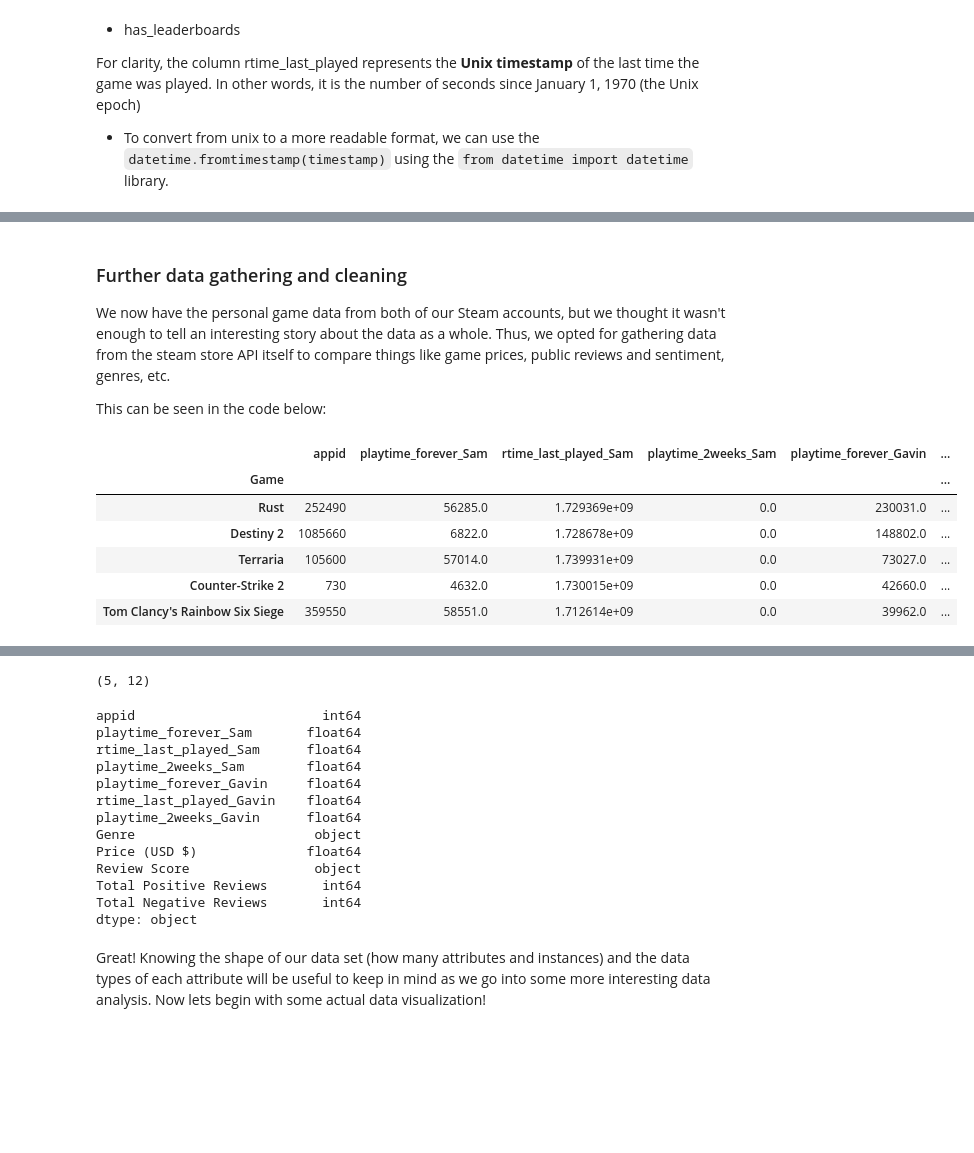
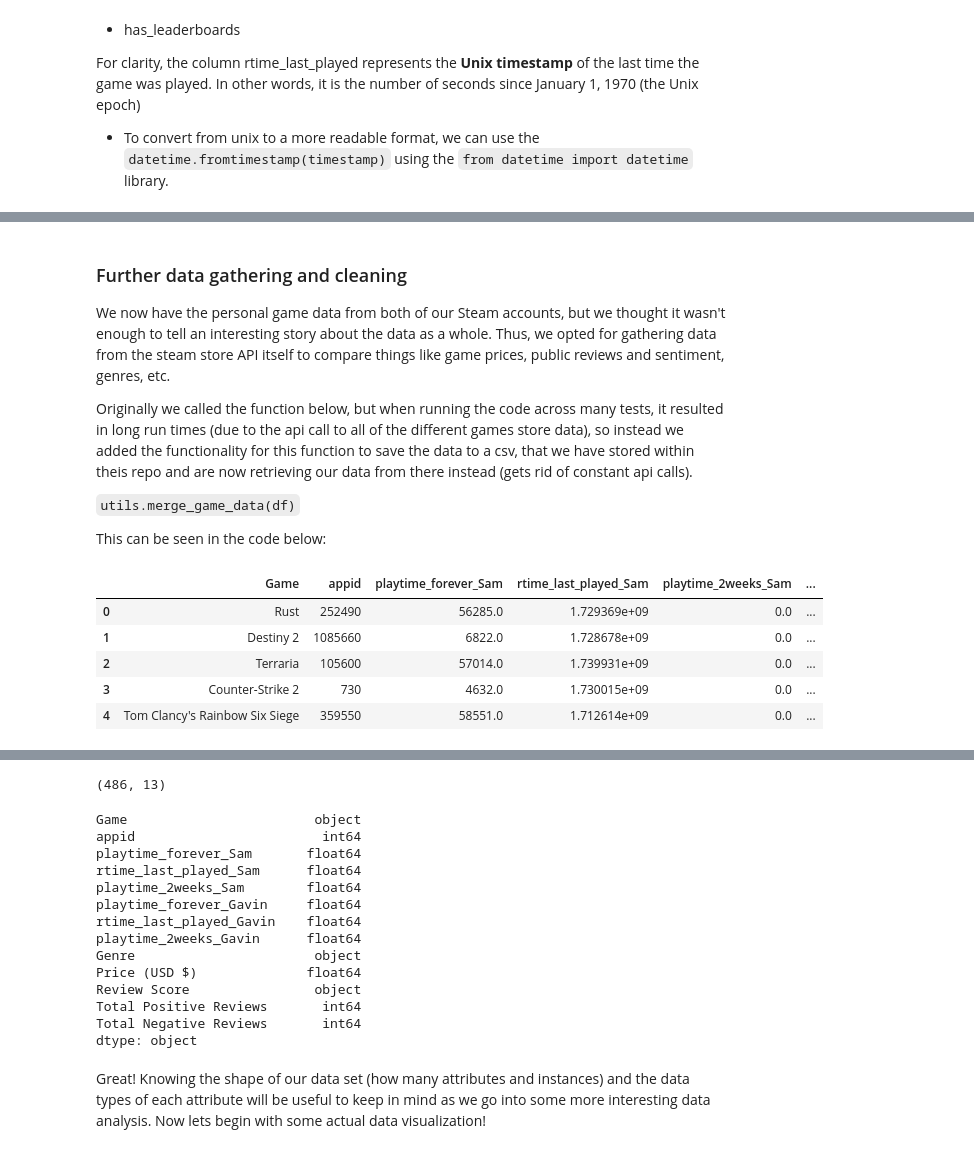
Before and after one commit to samueleallen/Quantified-Self, a Jupyter notebook: QuantifiedSelf.ipynb, the cells around one changed output, grey strips where cells are left out. Cells and saved outputs as stored; diff of their text form; code cells hidden in the pictures; blank space fills up the shorter version.

Commit message:
implemented use of csv files instead of constant api calls

```diff
--- a/QuantifiedSelf.ipynb
+++ b/QuantifiedSelf.ipynb
@@ -89,24 +89,25 @@ df.head()
 
 We now have the personal game data from both of our Steam accounts, but we thought it wasn't enough to tell an interesting story about the data as a whole. Thus, we opted for gathering data from the steam store API itself to compare things like game prices, public reviews and sentiment, genres, etc.
 
+Originally we called the function below, but when running the code across many tests, it resulted in long run times (due to the api call to all of the different games store data), so instead we added the functionality for this function to save the data to a csv, that we have stored within theis repo and are now retrieving our data from there instead (gets rid of constant api calls).
+
+`utils.merge_game_data(df)`
+
 This can be seen in the code below:
 # %%
-import requests
 
-# For testing, we look at only first 5 instances
-df = df.head(5)
-utils.merge_game_data(df)
+# utils.merge_game_data(df) # uncomment as we already have the csv file
+df = pd.read_csv("steam_games_data.csv")
 
 # Display the result
 df.head()
 # %% [output]
-|  | appid | playtime_forever_Sam | rtime_last_played_Sam | playtime_2weeks_Sam | playtime_forever_Gavin | ... |
-| Game |  |  |  |  |  | ... |
-| Rust | 252490 | 56285.0 | 1.729369e+09 | 0.0 | 230031.0 | ... |
-| Destiny 2 | 1085660 | 6822.0 | 1.728678e+09 | 0.0 | 148802.0 | ... |
-| Terraria | 105600 | 57014.0 | 1.739931e+09 | 0.0 | 73027.0 | ... |
-| Counter-Strike 2 | 730 | 4632.0 | 1.730015e+09 | 0.0 | 42660.0 | ... |
-| Tom Clancy's Rainbow Six Siege | 359550 | 58551.0 | 1.712614e+09 | 0.0 | 39962.0 | ... |
+|  | Game | appid | playtime_forever_Sam | rtime_last_played_Sam | playtime_2weeks_Sam | ... |
+| 0 | Rust | 252490 | 56285.0 | 1.729369e+09 | 0.0 | ... |
+| 1 | Destiny 2 | 1085660 | 6822.0 | 1.728678e+09 | 0.0 | ... |
+| 2 | Terraria | 105600 | 57014.0 | 1.739931e+09 | 0.0 | ... |
+| 3 | Counter-Strike 2 | 730 | 4632.0 | 1.730015e+09 | 0.0 | ... |
+| 4 | Tom Clancy's Rainbow Six Siege | 359550 | 58551.0 | 1.712614e+09 | 0.0 | ... |
 # %% [markdown]
 ## 3) Exploratory Data Analysis
 
@@ -120,10 +121,11 @@ Well for starters lets use some nice functions like `df.shape` and `df.dtypes` t
 # %%
 df.shape
 # %% [output]
-(5, 12)
+(486, 13)
 # %%
 df.dtypes
 # %% [output]
+Game                        object
 appid                        int64
 playtime_forever_Sam       float64
 rtime_last_played_Sam      float64
```
Also changed, not shown: parts of 4 cells of this notebook, 4 other files.
